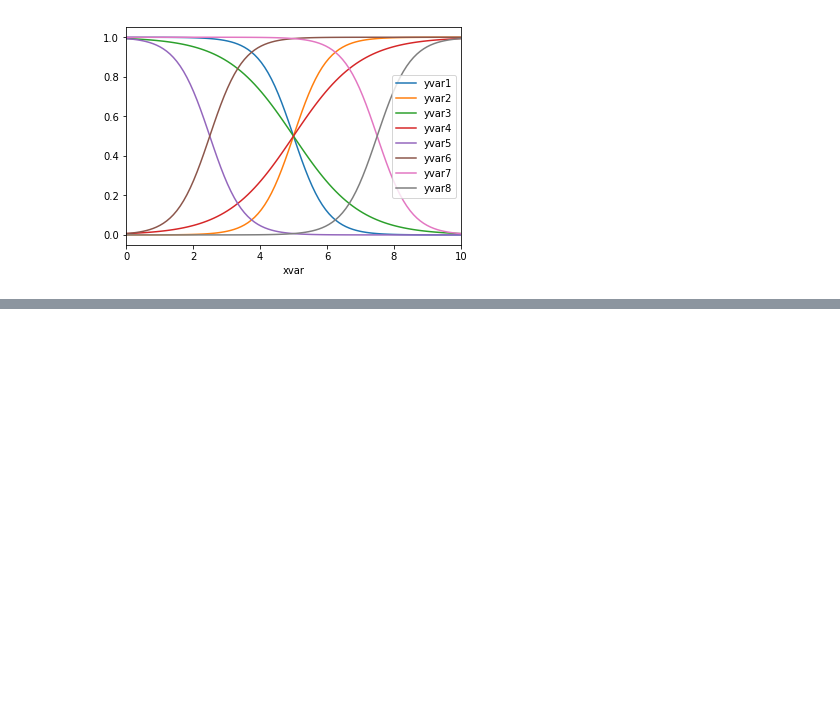
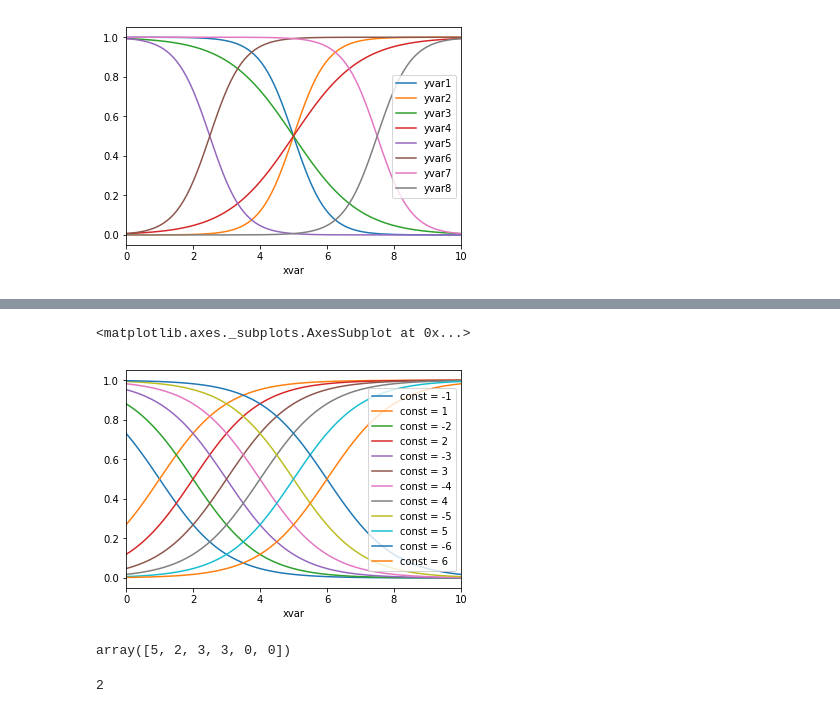
Before and after one commit to adamrossnelson/HelloWorld, a Jupyter notebook: sparefiles/draw_logistic_curve.ipynb, the cells around one changed output, grey strips where cells are left out. Drawn from its saved outputs; the diff is of its cells as text; code cells hidden in the pictures; blank space fills up the shorter version.

```diff
--- a/sparefiles/draw_logistic_curve.ipynb
+++ b/sparefiles/draw_logistic_curve.ipynb
@@ -39,0 +112,26 @@ df.plot.line()
+# %%
+const = 5
+slope = 1
+xvar = np.linspace(0,10,100)
+
+df = pd.DataFrame({'xvar':xvar})
+
+# Step through incrementally intercepts (higher constants)
+for c in range(1, 7):
+    df['const = {}'.format(-c)] = [1/(1+np.exp(-(c + i * -1 )))
+                                   for i in np.linspace(0,10,100)]
+    df['const = {}'.format(c)] = [1/(1+np.exp(-(-c + i * 1 )))
+                                   for i in np.linspace(0,10,100)]
+df.set_index('xvar', inplace=True)
+df.plot.line()
+# %% [output]
+<matplotlib.axes._subplots.AxesSubplot at 0x...>
+[figure, added]
+# %%
+np.random.randint(0,6,6)
+# %% [output]
+array([5, 2, 3, 3, 0, 0])
+# %%
+np.random.randint(1,8)
+# %% [output]
+2
```
Also changed, not shown: parts of 3 cells of this notebook.
